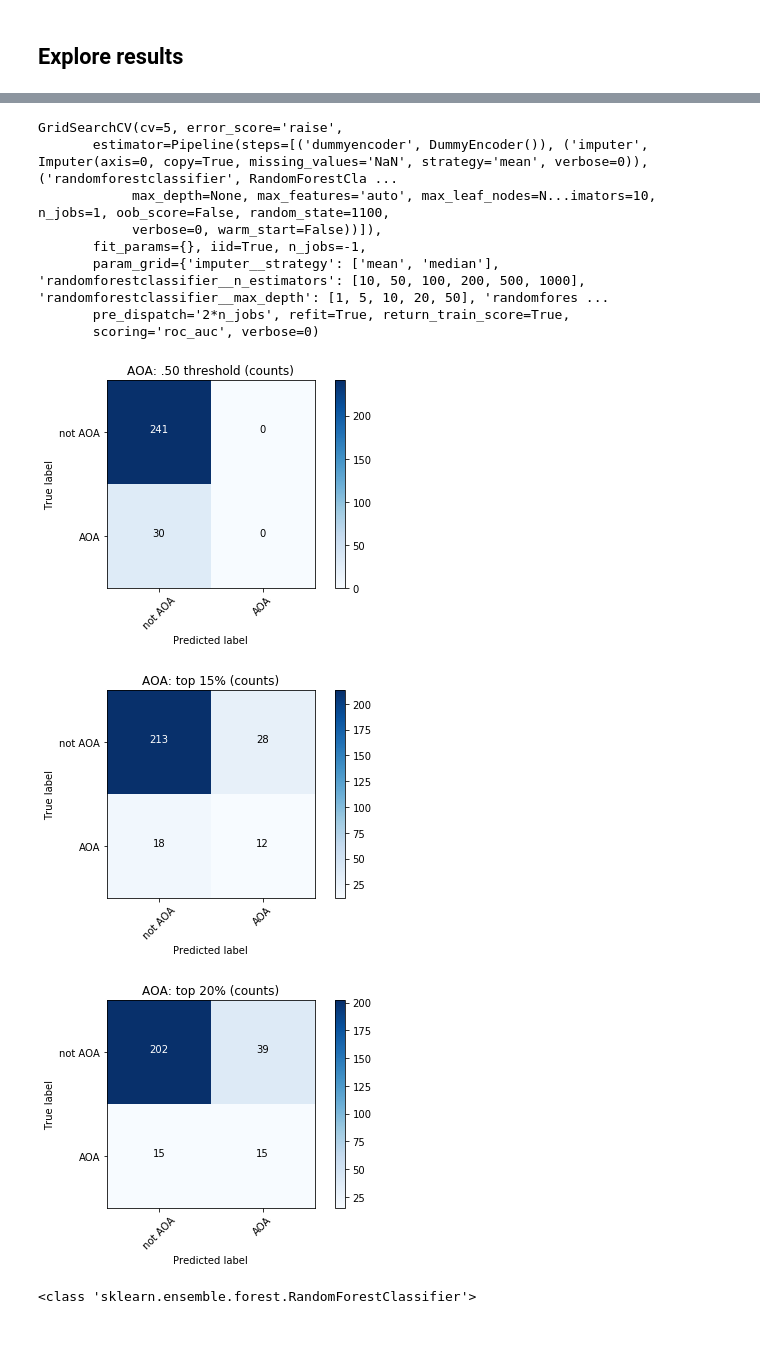
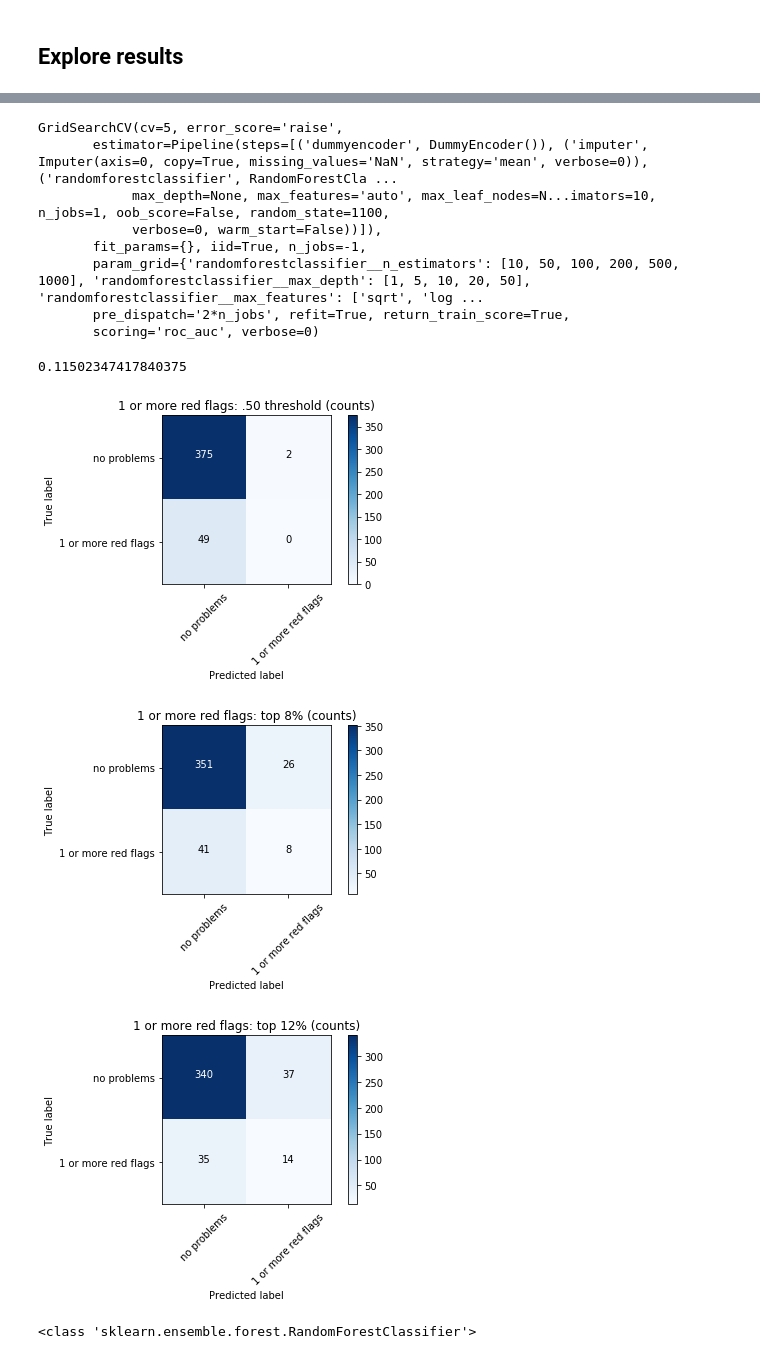
Before and after one commit to jgutman/eduanalytics, a Jupyter notebook: connecting_to_database_with_python.ipynb, the cells around one changed output, grey strips where cells are left out. Cells and saved outputs as stored; diff of their text form; code cells hidden in the pictures.

```diff
--- a/connecting_to_database_with_python.ipynb
+++ b/connecting_to_database_with_python.ipynb
@@ -18,7 +18,7 @@ group = eduanalytics.credentials_group
 
 engine = model_data.connect_to_database(path, group)
 # %%
-tbl_name = 'residency_noncompete_admissions'
+tbl_name = 'worry_score_admissions'
 # %%
 results = model_data.get_data_for_modeling(engine,
             tbl_name, status = 'predictions')
@@ -53,37 +57,41 @@ GridSearchCV(cv=5, error_score='raise',
             max_depth=None, max_features='auto', max_leaf_nodes=N...imators=10, n_jobs=1, oob_score=False, random_state=1100,
             verbose=0, warm_start=False))]),
        fit_params={}, iid=True, n_jobs=-1,
-       param_grid={'imputer__strategy': ['mean', 'median'], 'randomforestclassifier__n_estimators': [10, 50, 100, 200, 500, 1000], 'randomforestclassifier__max_depth': [1, 5, 10, 20, 50], 'randomfores ...
+       param_grid={'randomforestclassifier__n_estimators': [10, 50, 100, 200, 500, 1000], 'randomforestclassifier__max_depth': [1, 5, 10, 20, 50], 'randomforestclassifier__max_features': ['sqrt', 'log ...
        pre_dispatch='2*n_jobs', refit=True, return_train_score=True,
        scoring='roc_auc', verbose=0)
 # %%
 risk_scores = test.predicted
 hard_predictions = [1 if score >= 0.5 else 0 for score in risk_scores]
+# %%
+49/426
+# %% [output]
+0.11502347417840375
 # %%
-percentages = [15, 20]
+percentages = [8, 12]
 hard_predictions_t1 = reporting.generate_binary_at_k(risk_scores, percentages[0])
 hard_predictions_t2 = reporting.generate_binary_at_k(risk_scores, percentages[1])
 # %%
 # Compute confusion matrix
-class_names = ['not AOA', 'AOA']
+class_names = ['no problems', '1 or more red flags']
 
 labels = ['.50 threshold', 'top {}%'.format(percentages[0]), 'top {}%'.format(percentages[1])]
 plots = zip([hard_predictions, hard_predictions_t1, hard_predictions_t2], labels)
 title = class_names[1]
 
 # Plot confusion matrix with counts
 for predictions, label in plots:
     plt.figure()
     reporting.build_confusion_matrix(
     test.outcome, predictions,
     class_names,
     '{}: {}'.format(title, label))
 
 plt.show()
 # %% [output]
-[figure, old version]
+[figure, new version]
-[figure, old version]
+[figure, new version]
-[figure, old version]
+[figure, new version]
 # %%
 forest = pipeline_tools.extract_model_from_pipeline(grid_search)
 print(type(forest))
```
Also changed, not shown: parts of 8 cells of this notebook, 1 other file.
